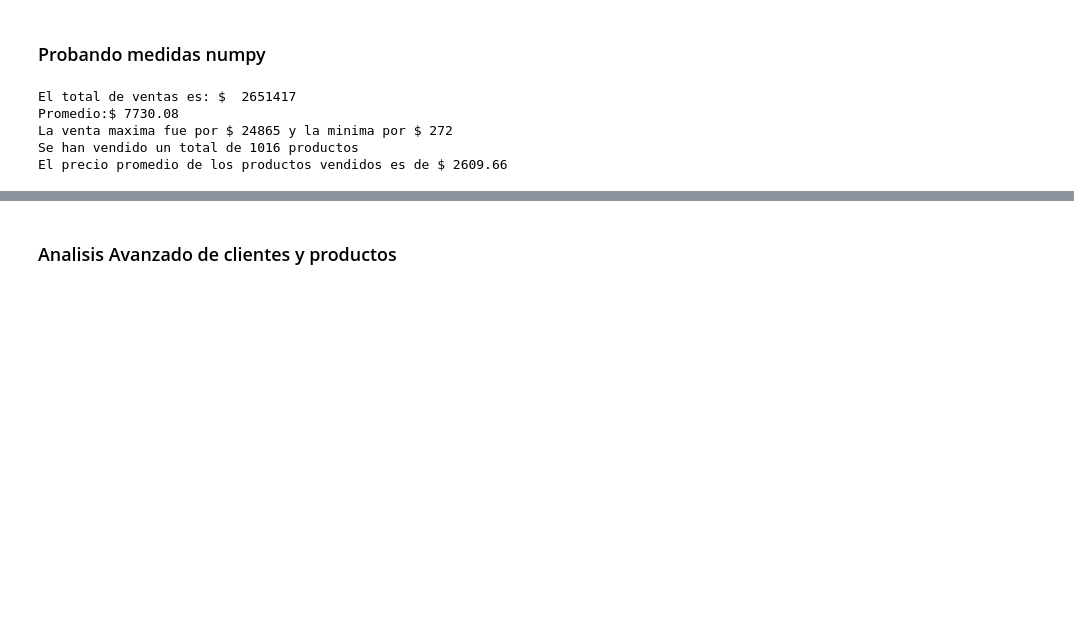
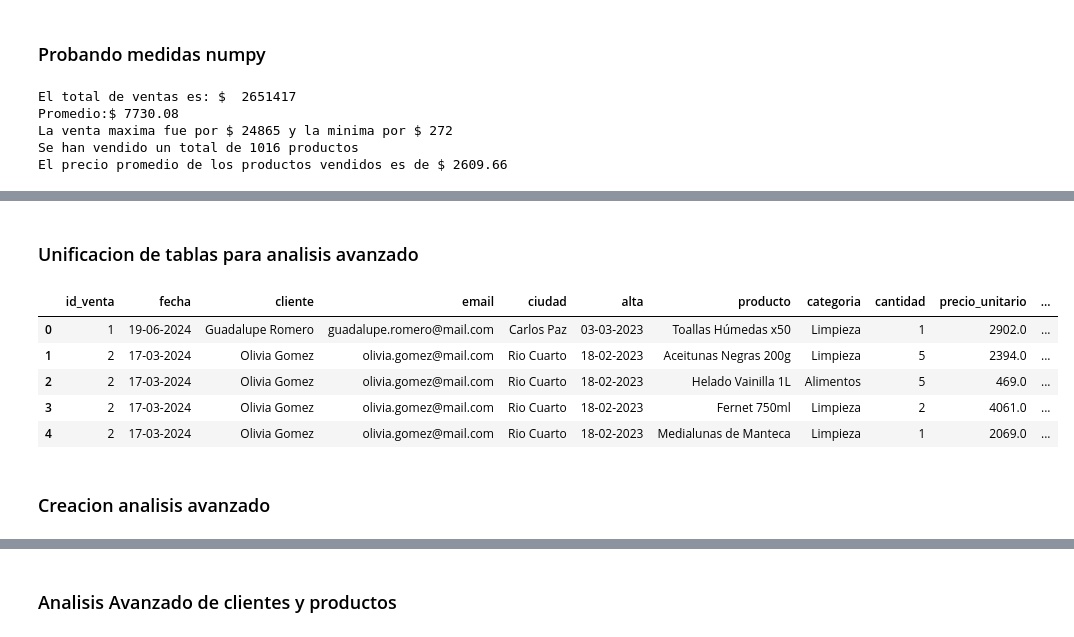
Before and after one commit to DiegoPenalba/ProyectoAurilion, a Jupyter notebook: data.ipynb, the cells around one changed output, grey strips where cells are left out. Cells and saved outputs as stored; diff of their text form; code cells hidden in the pictures; blank space fills up the shorter version.

Commit message:
se crean analisis avanzados y graficos sobre la tabla master

```diff
--- a/data.ipynb
+++ b/data.ipynb
@@ -981,0 +1084,23 @@ El precio promedio de los productos vendidos es de $ 2609.66
+# %% [markdown]
+### Unificacion de tablas para analisis avanzado
+# %%
+# Eliminamos la columna 'precio' porque esta duplicada
+ventas_master_df = ventas_master_df.drop(columns=['precio'])
+
+# Ordeno las columnas para buscar mas consistencia
+ventas_master_df = ventas_master_df[[
+    'id_venta', 'fecha', 'cliente', 'email', 'ciudad', 'alta',
+    'producto', 'categoria', 'cantidad', 'precio_unitario', 'importe', 'importe_std',
+    'medio_pago_efectivo', 'medio_pago_qr', 'medio_pago_tarjeta', 'medio_pago_transferencia'
+]]
+
+ventas_master_df.head()
+# %% [output]
+|  | id_venta | fecha | cliente | email | ciudad | alta | producto | categoria | cantidad | precio_unitario | ... |
+| 0 | 1 | 19-06-2024 | Guadalupe Romero | guadalupe.romero@mail.com | Carlos Paz | 03-03-2023 | Toallas Húmedas x50 | Limpieza | 1 | 2902.0 | ... |
+| 1 | 2 | 17-03-2024 | Olivia Gomez | olivia.gomez@mail.com | Rio Cuarto | 18-02-2023 | Aceitunas Negras 200g | Limpieza | 5 | 2394.0 | ... |
+| 2 | 2 | 17-03-2024 | Olivia Gomez | olivia.gomez@mail.com | Rio Cuarto | 18-02-2023 | Helado Vainilla 1L | Alimentos | 5 | 469.0 | ... |
+| 3 | 2 | 17-03-2024 | Olivia Gomez | olivia.gomez@mail.com | Rio Cuarto | 18-02-2023 | Fernet 750ml | Limpieza | 2 | 4061.0 | ... |
+| 4 | 2 | 17-03-2024 | Olivia Gomez | olivia.gomez@mail.com | Rio Cuarto | 18-02-2023 | Medialunas de Manteca | Limpieza | 1 | 2069.0 | ... |
+# %% [markdown]
+### Creacion analisis avanzado
```
Also changed, not shown: parts of 13 cells of this notebook.
